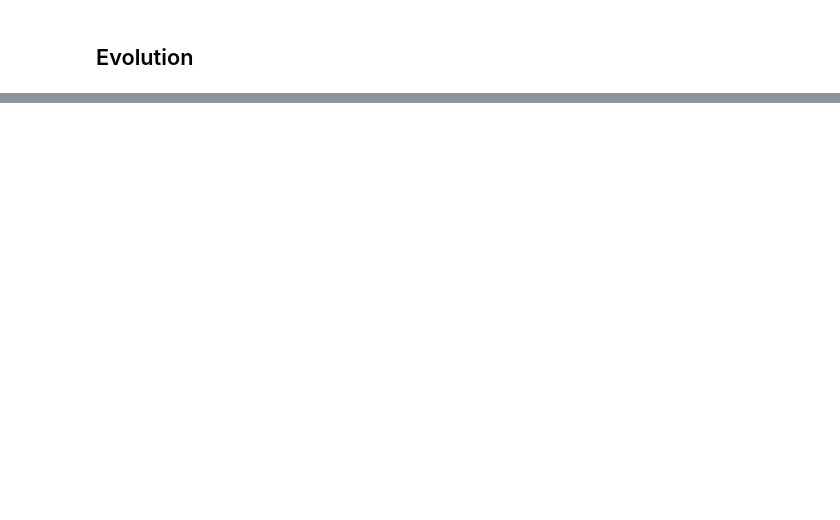
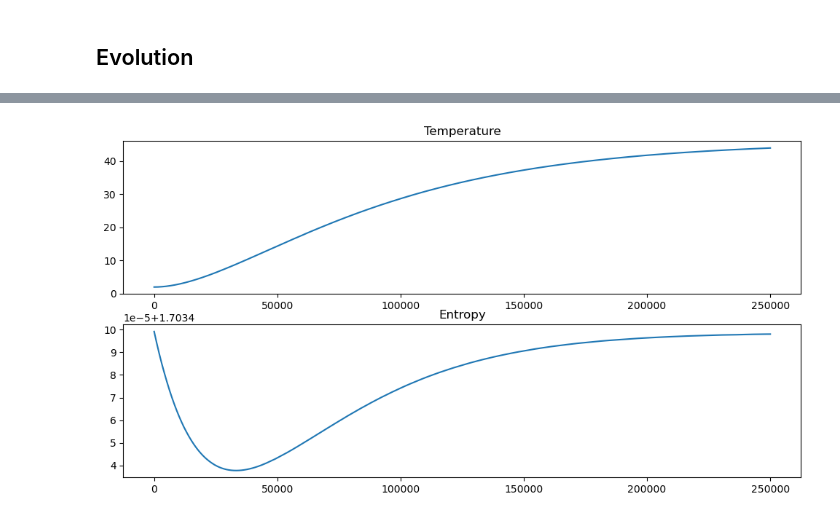
Before and after one commit to fedesss98/phaseonium-thermodynamics, a Jupyter notebook: notebooks/02-thermodynamic-states.ipynb, the cells around one changed output, grey strips where cells are left out. Saved outputs shown, nothing was run; the diff lists cells and outputs as text; code cells hidden in the pictures; blank space fills up the shorter version.

```diff
--- a/notebooks/02-thermodynamic-states.ipynb
+++ b/notebooks/02-thermodynamic-states.ipynb
@@ -144,0 +238,9 @@ plt.show()
+# %%
+fig, (ax1, ax2) = plt.subplots(2, 1, figsize=(12, 6))
+ax1.plot(temperature_evolution)
+ax1.set_title('Temperature')
+ax2.plot(entropy_evolution)
+ax2.set_title('Entropy')
+plt.show()
+# %% [output]
+[figure, added]
```
Also changed, not shown: parts of 31 cells of this notebook, 4 other files.
